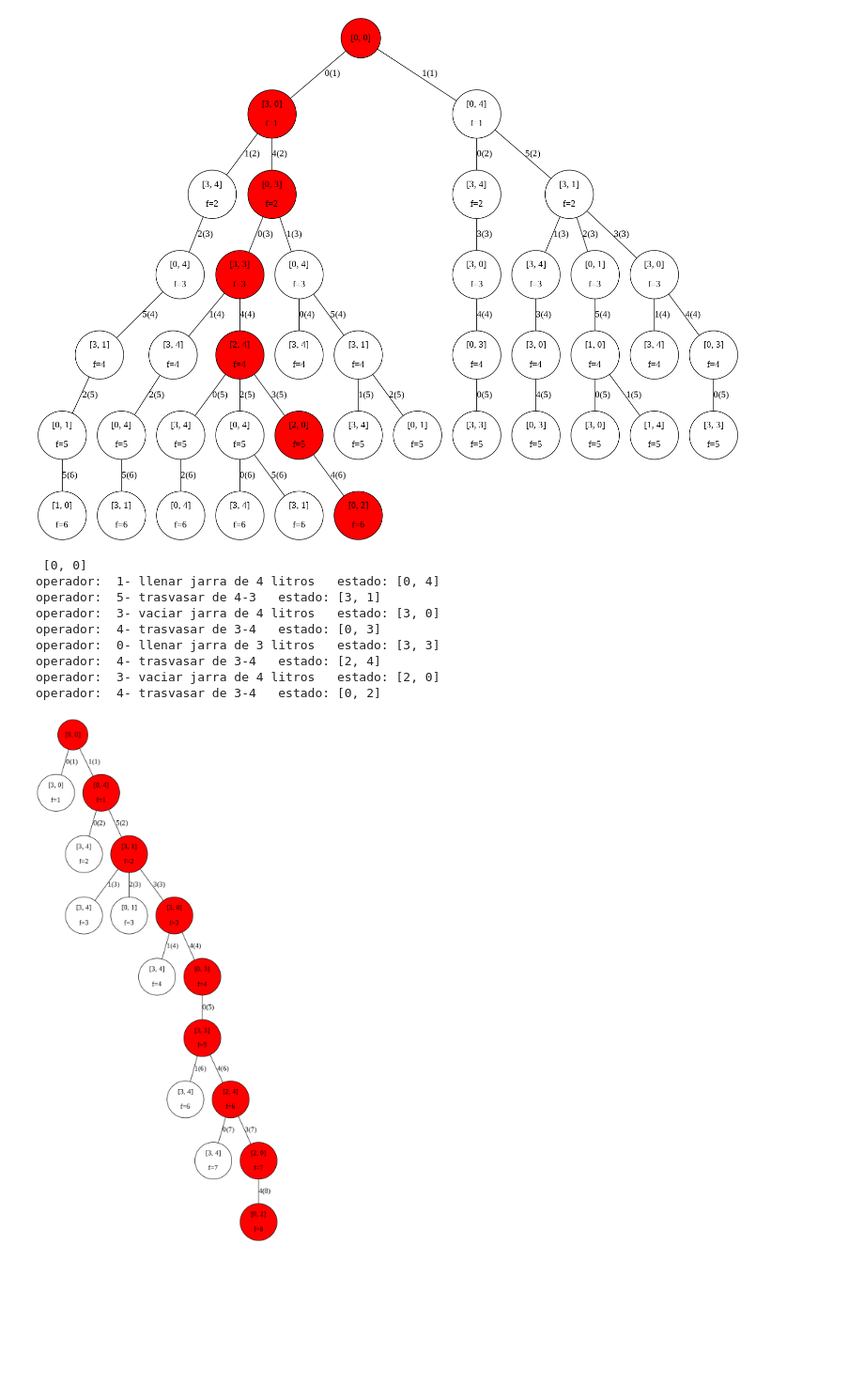
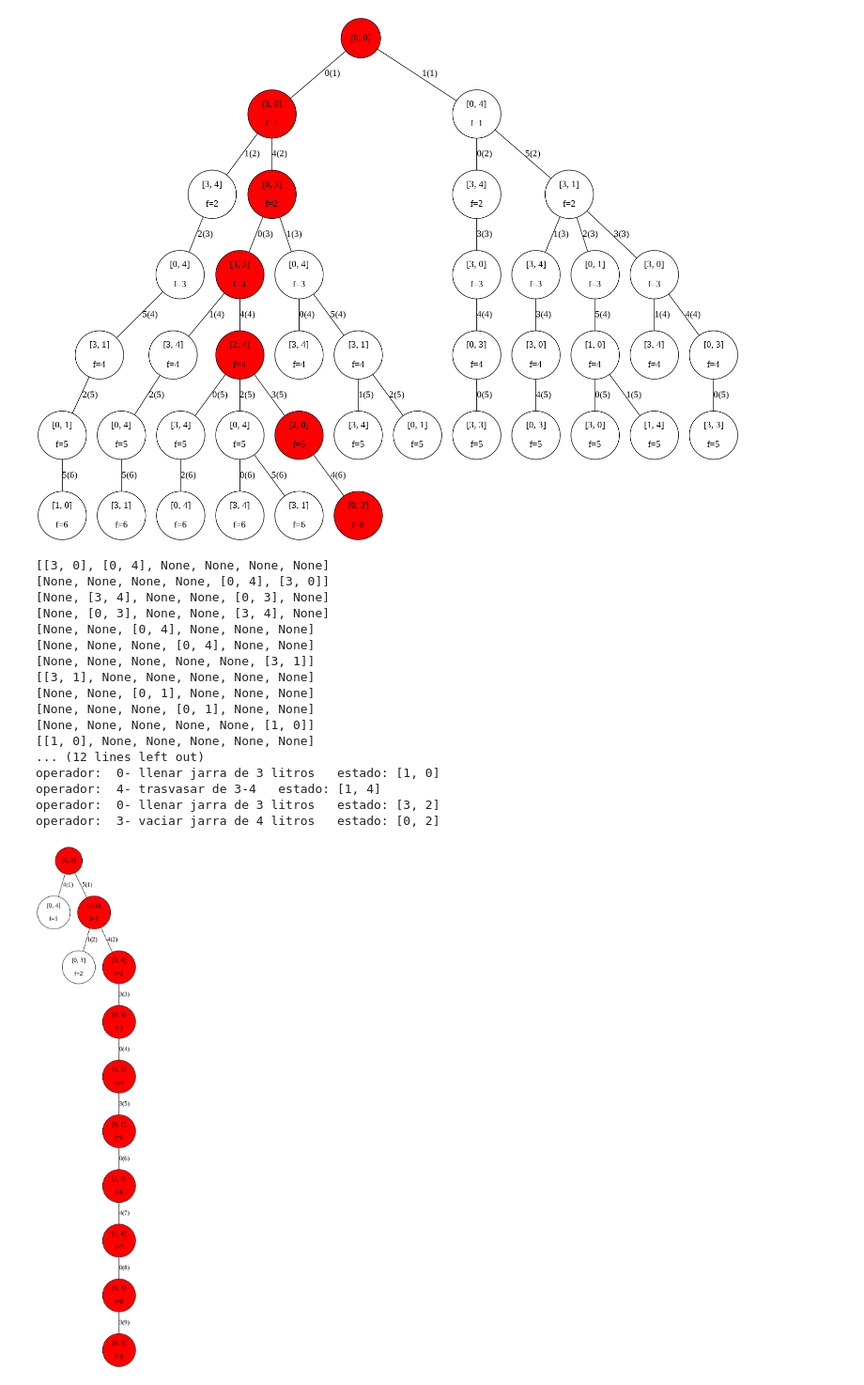
Before and after one commit to K-Viera/Python, a Jupyter notebook: BlindSearchIA.ipynb, the cells around one changed output. Shown at 94% size. Saved outputs shown, nothing was run; the diff lists cells and outputs as text; code cells hidden in the pictures; blank space fills up the shorter version.

Commit message:
DepthFirst left

```diff
--- a/BlindSearchIA.ipynb
+++ b/BlindSearchIA.ipynb
@@ -266,22 +266,45 @@ def depthFirst(root, endState, operators):
         stack.append(newChild)
       if endState==child:
         return (root,newChild)
+def depthFirstLeft(root, endState, operators):
+  stack=[]
+  stack.append(root)
+  while len(stack)!=0:
+    actualNode=stack.pop()
+    children=actualNode.getchildrens(operators)
+    print(children)
+    children=children[::-1]
+    print(children)
+    for i,child in enumerate(children):
+      if child is not None:
+        newChild=actualNode.add_child(value=actualNode.value+'-'+str(i),state=child,operator=i)
+        stack.append(newChild)
+      if endState==child:
+        return (root,newChild)
 # %%
 jarra=Jarra(value="inicio",state=initState)
-(tree, objective)=depthFirst(jarra,endState,operators=operators)
+(tree, objective)=depthFirstLeft(jarra,endState,operators=operators)
 path=objective.pathObjective()
 objective.printPath()
 graph=draw(tree, path)
 tree_image = Image(graph.create_png(), width=900, height=700)
 display(tree_image)
 # %% [output]
- [0, 0]
-operador:  1- llenar jarra de 4 litros   estado: [0, 4]
-operador:  5- trasvasar de 4-3   estado: [3, 1]
-operador:  3- vaciar jarra de 4 litros   estado: [3, 0]
-operador:  4- trasvasar de 3-4   estado: [0, 3]
-operador:  0- llenar jarra de 3 litros   estado: [3, 3]
-operador:  4- trasvasar de 3-4   estado: [2, 4]
-operador:  3- vaciar jarra de 4 litros   estado: [2, 0]
-operador:  4- trasvasar de 3-4   estado: [0, 2]
+[[3, 0], [0, 4], None, None, None, None]
+[None, None, None, None, [0, 4], [3, 0]]
+[None, [3, 4], None, None, [0, 3], None]
+[None, [0, 3], None, None, [3, 4], None]
+[None, None, [0, 4], None, None, None]
+[None, None, None, [0, 4], None, None]
+[None, None, None, None, None, [3, 1]]
+[[3, 1], None, None, None, None, None]
+[None, None, [0, 1], None, None, None]
+[None, None, None, [0, 1], None, None]
+[None, None, None, None, None, [1, 0]]
+[[1, 0], None, None, None, None, None]
+... (12 lines left out)
+operador:  0- llenar jarra de 3 litros   estado: [1, 0]
+operador:  4- trasvasar de 3-4   estado: [1, 4]
+operador:  0- llenar jarra de 3 litros   estado: [3, 2]
+operador:  3- vaciar jarra de 4 litros   estado: [0, 2]
-[figure, old version]
+[figure, new version]
```
